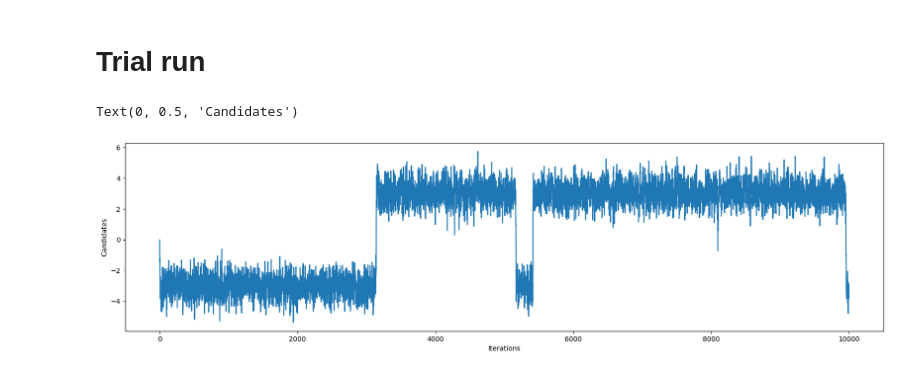
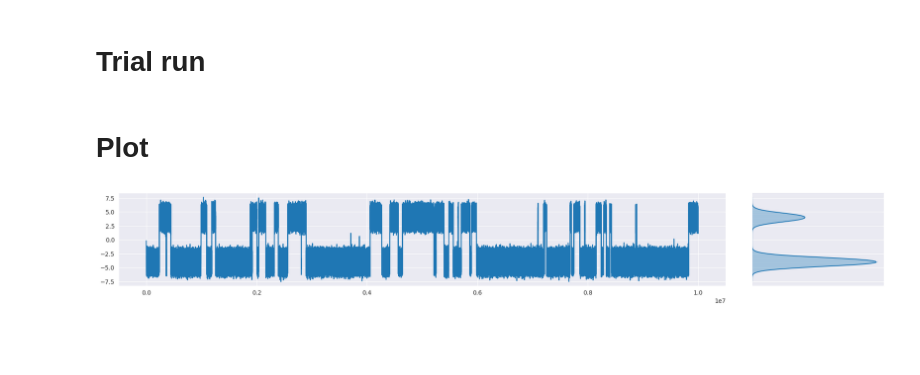
Before and after one commit to migueltorrescosta/notebooks, a Jupyter notebook: Quantum/MetropolisHastingsAppliedToADoublet.ipynb, the cells around one changed output. Cells and saved outputs as stored; diff of their text form; code cells hidden in the pictures; blank space fills up the shorter version.

Commit message:
Iprove MetropolisHastings plots

```diff
--- a/Quantum/MetropolisHastingsAppliedToADoublet.ipynb
+++ b/Quantum/MetropolisHastingsAppliedToADoublet.ipynb
@@ -24,7 +22,7 @@ class Doublet(AbstractMetropolisHastings[float]):
         return self.current_configuration + np.random.normal(0, sigma)
 
     def state_likelihood(self, x: float):
-        d = 3
+        d = 4
         a = [1, -1 * d, 1, d]
         aux_exp = lambda mu, sigma: np.exp(np.prod([-1, mu, x - sigma, x - sigma]))
         return aux_exp(a[0], a[1]) + aux_exp(a[2], a[3])
@@ -36,11 +34,23 @@ class Doublet(AbstractMetropolisHastings[float]):
 # Trial run
 # %%
 doublet = Doublet(initial_configuration=np.random.normal(0, 1))
-doublet.run_iterations(n=10 ** 4)
+doublet.run_iterations(n=10 ** 7)
-# %%
-plt.plot(doublet.configuration_history)
-plt.xlabel("Iterations")
-plt.ylabel("Candidates")
-# %% [output]
-Text(0, 0.5, 'Candidates')
-[figure, removed]
+# %% [markdown]
+# Plot
+# %%
+y = doublet.configuration_history
+x = range(len(y))
+
+grid = sns.JointGrid(x=x, y=y, ratio=4)
+grid.plot_joint(plt.plot)
+grid.ax_joint.plot(x, y, c='C0')
+
+plt.sca(grid.ax_marg_y)
+sns.histplot(y=grid.y, kde=True)
+
+# override a bunch of the default JointGrid style options
+grid.fig.set_size_inches(20, 3)
+grid.ax_marg_x.remove()
+grid.ax_joint.spines['top'].set_visible(True)
+# %% [output]
+[figure, added]
```
Also changed, not shown: parts of 2 cells of this notebook.
